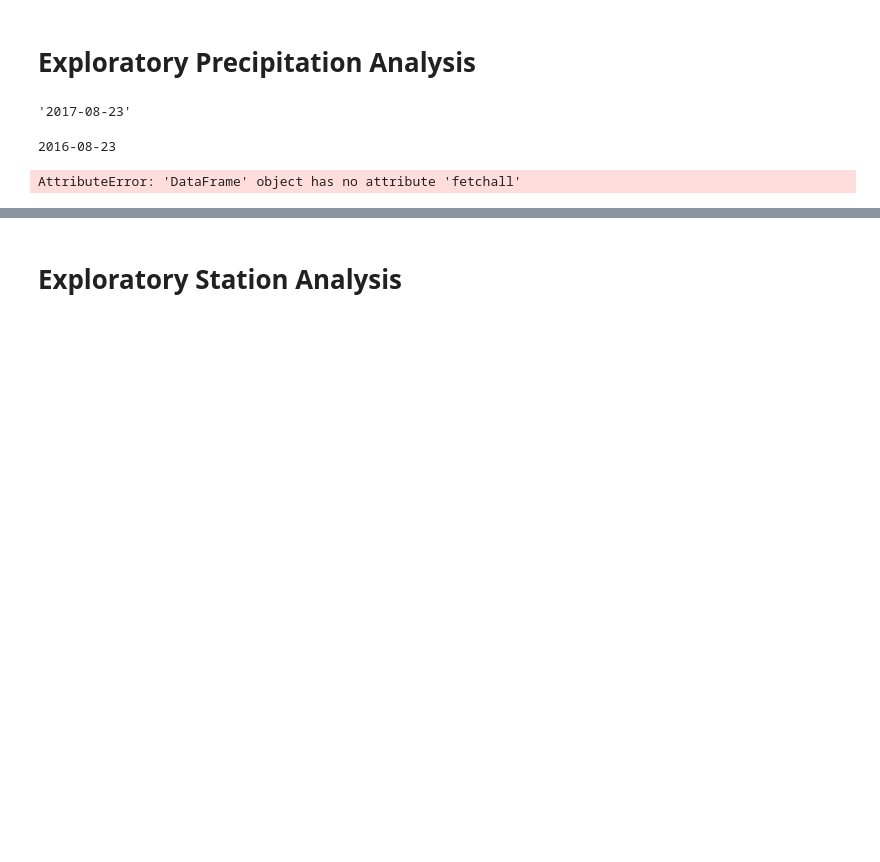
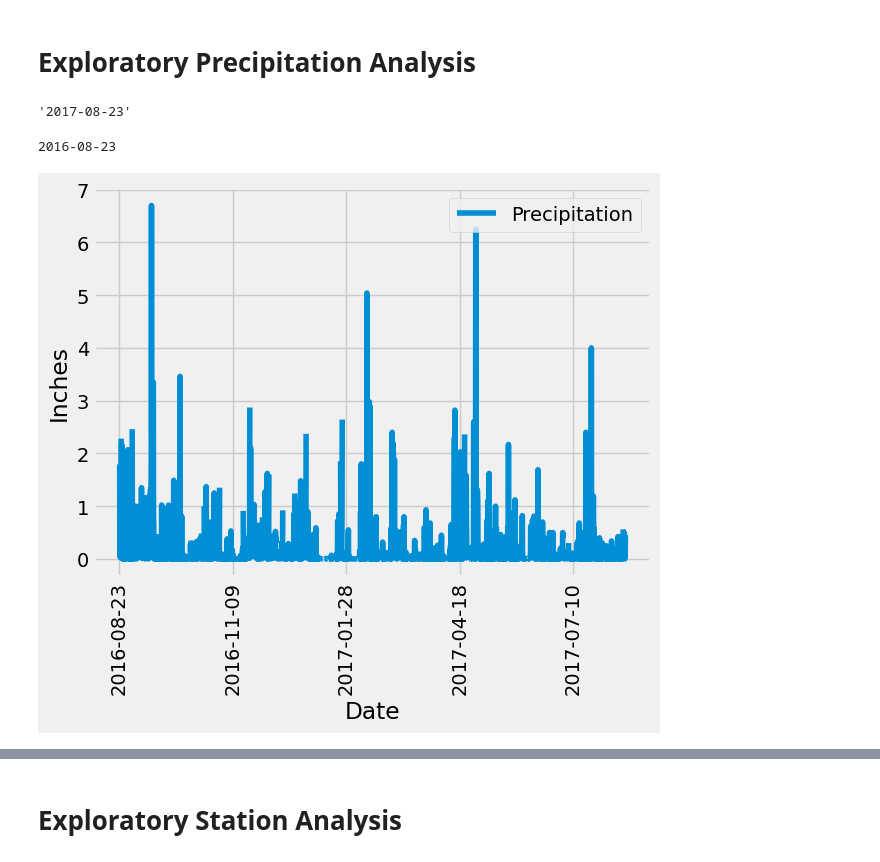
Before and after one commit to bassoon03/sqlalchemy-challenge, a Jupyter notebook: Starter Code for SQLAlchemy Challenge/climate_starter.ipynb, the cells around one changed output, grey strips where cells are left out. Saved outputs shown, nothing was run; the diff lists cells and outputs as text; code cells hidden in the pictures; blank space fills up the shorter version.

```diff
--- a/Starter Code for SQLAlchemy Challenge/climate_starter.ipynb
+++ b/Starter Code for SQLAlchemy Challenge/climate_starter.ipynb
@@ -55,30 +55,36 @@ most_recent_date
 # %%
 # Design a query to retrieve the last 12 months of precipitation data and plot the results.
 # Starting from the most recent data point in the database.
 
 # Calculate the date one year from the last date in data set.
 one_year_ago = datetime.strptime(most_recent_date, "%Y-%m-%d") - dt.timedelta(days=365)
 one_year_ago = one_year_ago.strftime('%Y-%m-%d')
 print(one_year_ago)
 
-# Perform a query to retrieve the data and precipitation scores
-#precipitation = session.query(Measurement)
-#precipitation = precipitation.__dict__
-#precipitation_df = pd.DataFrame(precipitation)
+# Perform a query to retrieve the date and precipitation scores
+precipitation = session.query(Measurement.date, Measurement.prcp).filter(Measurement.date >= one_year_ago)
+
+precipitation_df = pd.DataFrame(precipitation, columns = ("Date", "Precipitation"))
+precipitation_df
 
 
-query = f'SELECT * FROM measurement WHERE measurement.date >= {one_year_ago} AND measurement.date <= {most_recent_date};'
-# Save the query results as a Pandas DataFrame. Explicitly set the column names
-precipitation_df = pd.read_sql(query, conn)
-precipitation_df.head()
 
 # Sort the dataframe by date
-precipitation_df.sort_values(by="date", ascending=False)
+precipitation_df = precipitation_df.sort_values(by="Date")
+precipitation_df
+precipitation_ticks = precipitation_df["Date"].tolist()
 
 # Use Pandas Plotting with Matplotlib to plot the data
+
+precipitation_df.plot(x="Date", y="Precipitation", rot = 90)
+plt.xlabel("Date")
+plt.ylabel("Inches")
+plt.xticks()
+plt.legend(["Precipitation"], loc = 'upper right')
+plt.show()
 # %% [output]
 2016-08-23
-AttributeError: 'DataFrame' object has no attribute 'fetchall'
+[figure, added]
 # %%
 # Use Pandas to calculate the summary statistics for the precipitation data
 precipitation_df.describe()
```
Also changed, not shown: parts of 5 cells of this notebook.
